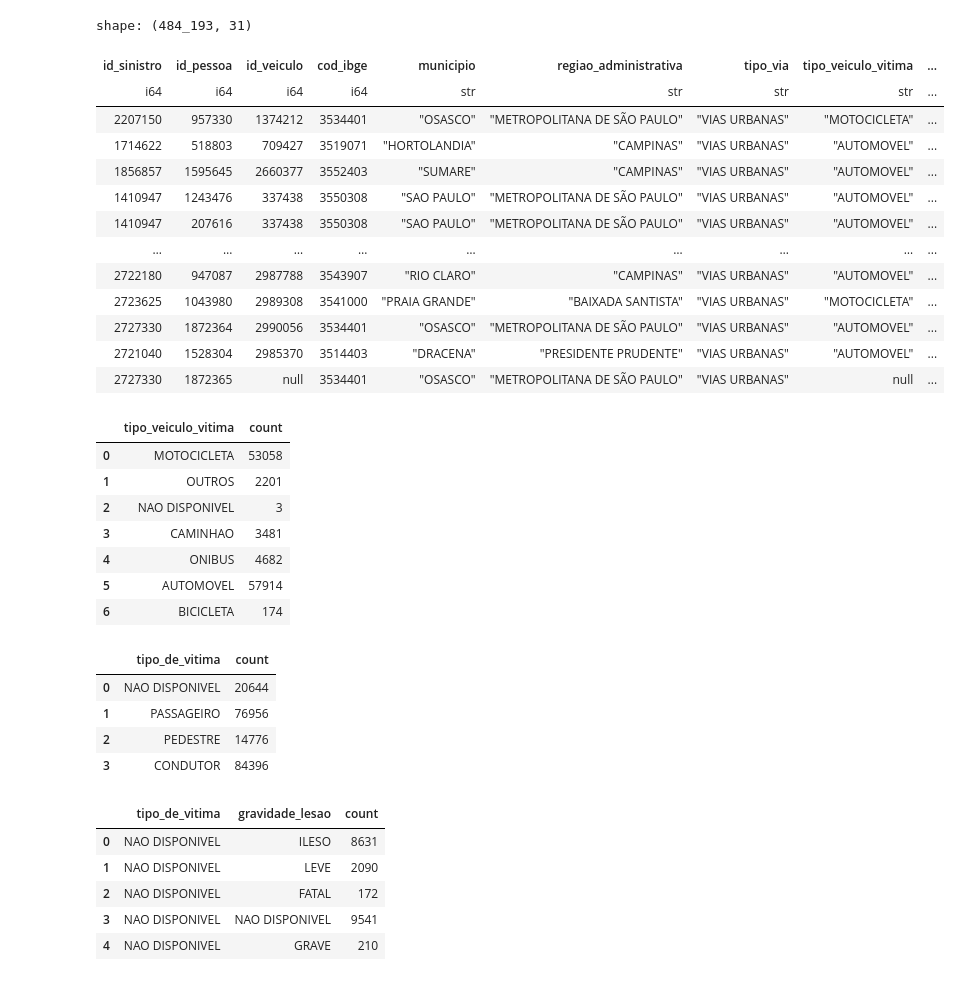
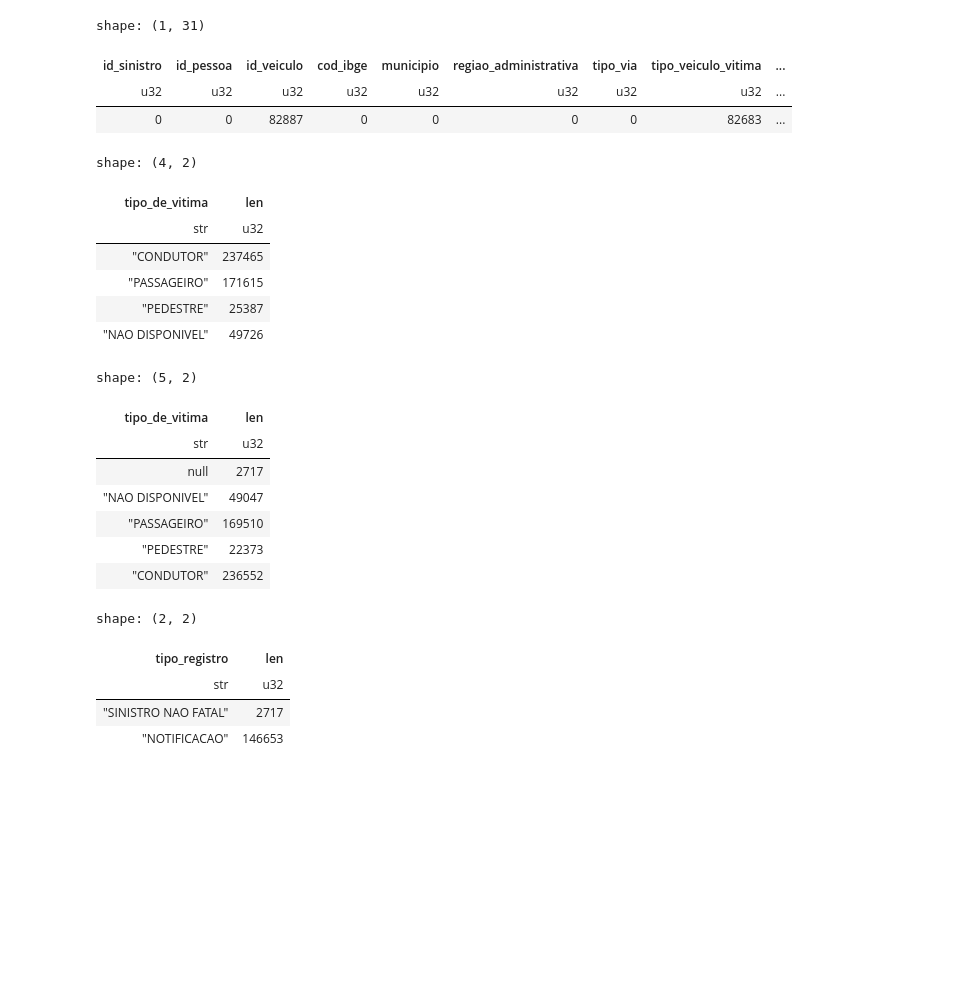
Before and after one commit to marcel-luchi/TCC530-BCD-2026S2-T003-TCC, a Jupyter notebook: notebooks/exploracao_pessoas.ipynb, the cells around one changed output. Drawn from its saved outputs; the diff is of its cells as text; code cells hidden in the pictures; blank space fills up the shorter version.

```diff
--- a/notebooks/exploracao_pessoas.ipynb
+++ b/notebooks/exploracao_pessoas.ipynb
@@ -5,51 +6,40 @@ pessoas = read_pessoas()
 # %%
-pessoas
+pessoas.null_count()
 # %% [output]
-shape: (484_193, 31)
+shape: (1, 31)
 | id_sinistro | id_pessoa | id_veiculo | cod_ibge | municipio | regiao_administrativa | tipo_via | tipo_veiculo_vitima | ... |
-| i64 | i64 | i64 | i64 | str | str | str | str | ... |
-| 2207150 | 957330 | 1374212 | 3534401 | "OSASCO" | "METROPOLITANA DE SÃO PAULO" | "VIAS URBANAS" | "MOTOCICLETA" | ... |
-| 1714622 | 518803 | 709427 | 3519071 | "HORTOLANDIA" | "CAMPINAS" | "VIAS URBANAS" | "AUTOMOVEL" | ... |
-| 1856857 | 1595645 | 2660377 | 3552403 | "SUMARE" | "CAMPINAS" | "VIAS URBANAS" | "AUTOMOVEL" | ... |
-| 1410947 | 1243476 | 337438 | 3550308 | "SAO PAULO" | "METROPOLITANA DE SÃO PAULO" | "VIAS URBANAS" | "AUTOMOVEL" | ... |
-| 1410947 | 207616 | 337438 | 3550308 | "SAO PAULO" | "METROPOLITANA DE SÃO PAULO" | "VIAS URBANAS" | "AUTOMOVEL" | ... |
-| … | … | … | … | … | … | … | … | ... |
-| 2722180 | 947087 | 2987788 | 3543907 | "RIO CLARO" | "CAMPINAS" | "VIAS URBANAS" | "AUTOMOVEL" | ... |
-| 2723625 | 1043980 | 2989308 | 3541000 | "PRAIA GRANDE" | "BAIXADA SANTISTA" | "VIAS URBANAS" | "MOTOCICLETA" | ... |
-| 2727330 | 1872364 | 2990056 | 3534401 | "OSASCO" | "METROPOLITANA DE SÃO PAULO" | "VIAS URBANAS" | "AUTOMOVEL" | ... |
-| 2721040 | 1528304 | 2985370 | 3514403 | "DRACENA" | "PRESIDENTE PRUDENTE" | "VIAS URBANAS" | "AUTOMOVEL" | ... |
-| 2727330 | 1872365 | null | 3534401 | "OSASCO" | "METROPOLITANA DE SÃO PAULO" | "VIAS URBANAS" | null | ... |
+| u32 | u32 | u32 | u32 | u32 | u32 | u32 | u32 | ... |
+| 0 | 0 | 82887 | 0 | 0 | 0 | 0 | 82683 | ... |
 # %%
-pessoas \
-.withColumn('pessoas_veiculo', f.count('id_pessoa').over(Window.partitionBy('id_veiculo'))) \
-.filter(f.col('pessoas_veiculo') == 1) \
-.groupBy('tipo_veiculo_vitima').count() \
-.toPandas()
+pessoas.group_by('tipo_de_vitima').len()
 # %% [output]
+shape: (4, 2)
-|  | tipo_veiculo_vitima | count |
-| 0 | MOTOCICLETA | 53058 |
-| 1 | OUTROS | 2201 |
-| 2 | NAO DISPONIVEL | 3 |
-| 3 | CAMINHAO | 3481 |
-| 4 | ONIBUS | 4682 |
-| 5 | AUTOMOVEL | 57914 |
-| 6 | BICICLETA | 174 |
+| tipo_de_vitima | len |
+| str | u32 |
+| "CONDUTOR" | 237465 |
+| "PASSAGEIRO" | 171615 |
+| "PEDESTRE" | 25387 |
+| "NAO DISPONIVEL" | 49726 |
 # %%
-pessoas.filter(f.col('tipo_de_vitima') == 'NAO DISPONIVEL')
+sinistros.join(pessoas, on='id_sinistro', how='full') \
+    .filter(pl.col('tipo_registro') != 'NOTIFICACAO') \
+    .group_by('tipo_de_vitima').len()
 # %% [output]
+shape: (5, 2)
-|  | tipo_de_vitima | count |
-| 0 | NAO DISPONIVEL | 20644 |
-| 1 | PASSAGEIRO | 76956 |
-| 2 | PEDESTRE | 14776 |
-| 3 | CONDUTOR | 84396 |
+| tipo_de_vitima | len |
+| str | u32 |
+| null | 2717 |
+| "NAO DISPONIVEL" | 49047 |
+| "PASSAGEIRO" | 169510 |
+| "PEDESTRE" | 22373 |
+| "CONDUTOR" | 236552 |
 # %%
-pessoas \
-    .filter(f.col('tipo_de_vitima') == 'NAO DISPONIVEL'). \
-    groupBy('tipo_de_vitima', 'gravidade_lesao').count().toPandas()
+sinistros.join(pessoas, on='id_sinistro', how='full') \
+    .filter(pl.col('id_pessoa').is_null()) \
+    .group_by('tipo_registro').len()
 # %% [output]
+shape: (2, 2)
-|  | tipo_de_vitima | gravidade_lesao | count |
-| 0 | NAO DISPONIVEL | ILESO | 8631 |
-| 1 | NAO DISPONIVEL | LEVE | 2090 |
-| 2 | NAO DISPONIVEL | FATAL | 172 |
-| 3 | NAO DISPONIVEL | NAO DISPONIVEL | 9541 |
-| 4 | NAO DISPONIVEL | GRAVE | 210 |
+| tipo_registro | len |
+| str | u32 |
+| "SINISTRO NAO FATAL" | 2717 |
+| "NOTIFICACAO" | 146653 |
```
Also changed, not shown: parts of 2 cells of this notebook, 3 other files.
